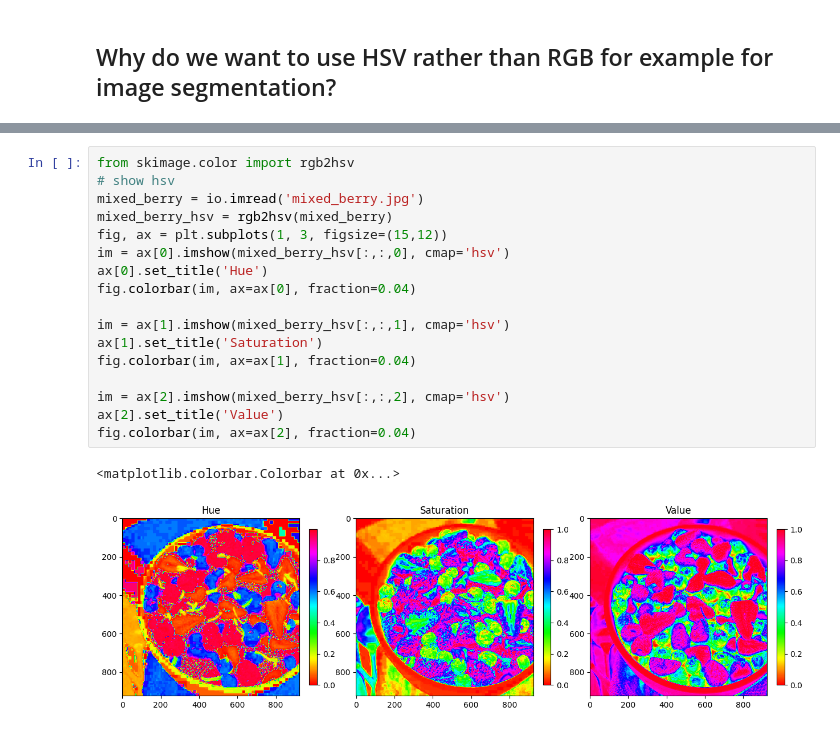
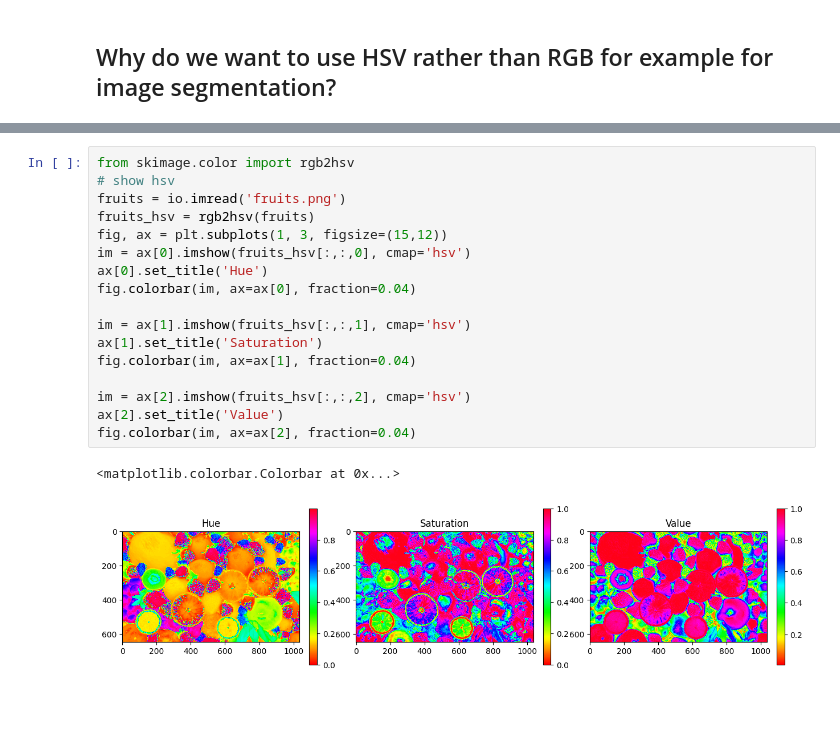
Before and after one commit to emely3h/Geospatial_ML, a Jupyter notebook: experiments/hsv.ipynb, the cells around one changed output, grey strips where cells are left out. Drawn from its saved outputs; the diff is of its cells as text; blank space fills up the shorter version.

```diff
--- a/experiments/hsv.ipynb
+++ b/experiments/hsv.ipynb
@@ -45,20 +48,20 @@ img.shape
 # %%
 from skimage.color import rgb2hsv
 # show hsv
-mixed_berry = io.imread('mixed_berry.jpg')
-mixed_berry_hsv = rgb2hsv(mixed_berry)
+fruits = io.imread('fruits.png')
+fruits_hsv = rgb2hsv(fruits)
 fig, ax = plt.subplots(1, 3, figsize=(15,12))
-im = ax[0].imshow(mixed_berry_hsv[:,:,0], cmap='hsv')
+im = ax[0].imshow(fruits_hsv[:,:,0], cmap='hsv')
 ax[0].set_title('Hue')
 fig.colorbar(im, ax=ax[0], fraction=0.04)
 
-im = ax[1].imshow(mixed_berry_hsv[:,:,1], cmap='hsv')
+im = ax[1].imshow(fruits_hsv[:,:,1], cmap='hsv')
 ax[1].set_title('Saturation')
 fig.colorbar(im, ax=ax[1], fraction=0.04)
 
-im = ax[2].imshow(mixed_berry_hsv[:,:,2], cmap='hsv')
+im = ax[2].imshow(fruits_hsv[:,:,2], cmap='hsv')
 ax[2].set_title('Value')
 fig.colorbar(im, ax=ax[2], fraction=0.04)
 # %% [output]
 <matplotlib.colorbar.Colorbar at 0x...>
-[figure, old version]
+[figure, new version]
```
Also changed, not shown: parts of 11 cells of this notebook, 3 other files.
